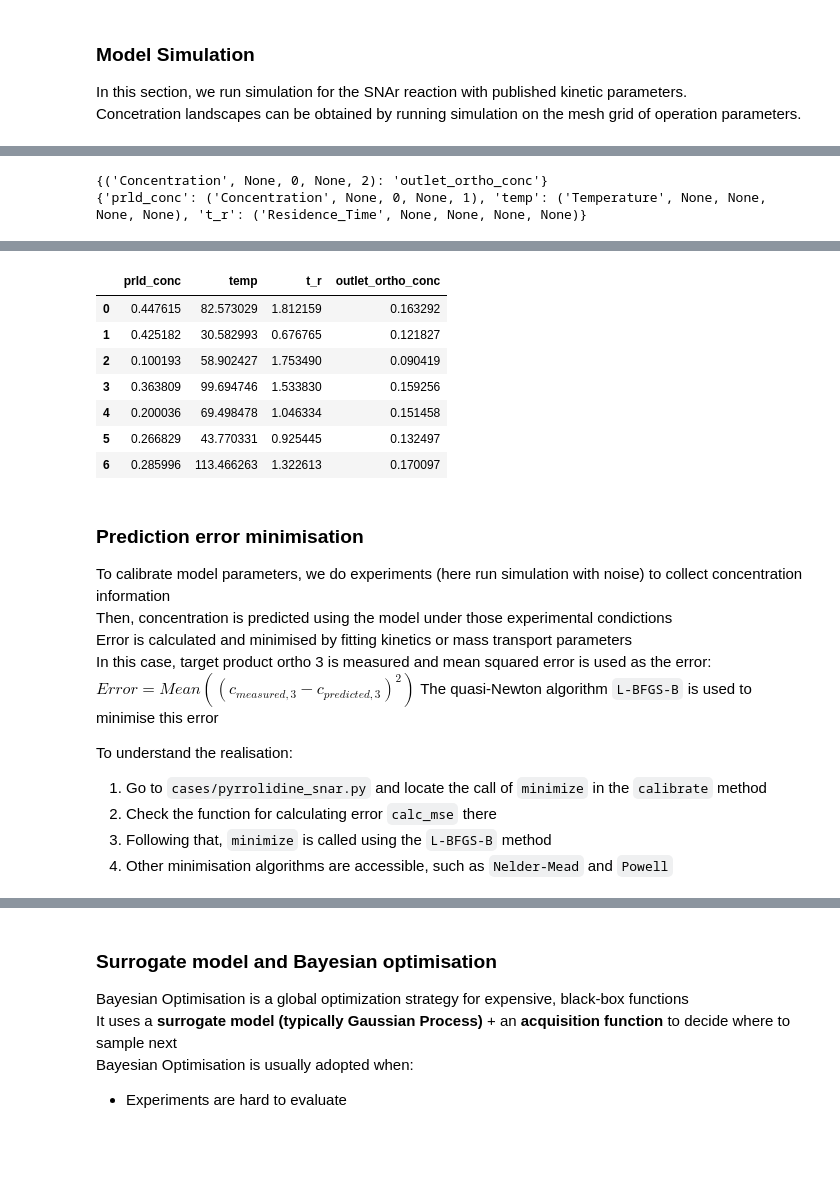
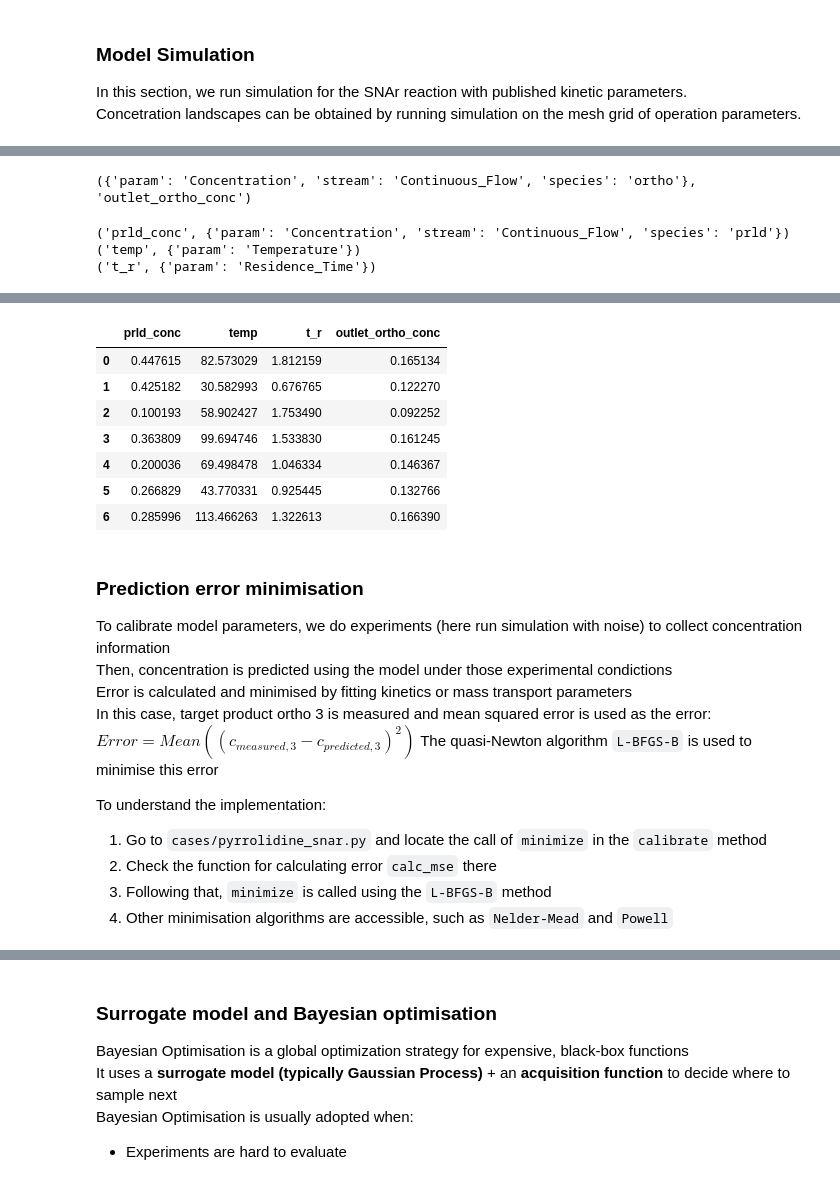
Before and after one commit to haseeb-irshad/Reaction-Engineering-Project, a Jupyter notebook: 1_snar.ipynb, the cells around one changed output, grey strips where cells are left out. Cells and saved outputs as stored; diff of their text form; code cells hidden in the pictures; blank space fills up the shorter version.

Commit message:
parameter index changed to dict

```diff
--- a/1_snar.ipynb
+++ b/1_snar.ipynb
@@ -139,15 +155,20 @@ The reaction rate constant referenced to 90 oC ($k_{ref}$) and activation energy
 For Arrhenius, $ln(k)$ is linear with $\frac{1}{T}$
 For example, $ln(k)$ of $2NO_2 \rightarrow 2NO + O_2$ is measured and fitted with $\frac{1}{T}$ as the below figure
 <div><img src="https://upload.wikimedia.org/wikipedia/commons/thumb/e/eb/Arrhenius_plot_with_break_in_y-axis_to_show_intercept.svg/500px-Arrhenius_plot_with_break_in_y-axis_to_show_intercept.svg.png" width="600"/></div>
-# %%
-# print mapping from index to name for measure parameters
-print(pyrrolidine_snar.measure_ind2name())
-
-# print mapping from name to index for operation parameters
-print(pyrrolidine_snar.operation_name2ind())
-# %% [output]
-{('Concentration', None, 0, None, 2): 'outlet_ortho_conc'}
-{'prld_conc': ('Concentration', None, 0, None, 1), 'temp': ('Temperature', None, None, None, None), 't_r': ('Residence_Time', None, None, None, None)}
+# %%
+# Print column names for measure parameters
+for ind_name in pyrrolidine_snar.measure_ind2name():
+    print(ind_name)
+# %% [output]
+({'param': 'Concentration', 'stream': 'Continuous_Flow', 'species': 'ortho'}, 'outlet_ortho_conc')
+# %%
+# Print column names for operation parameters
+for name_ind in pyrrolidine_snar.operation_name2ind():
+    print(name_ind)
+# %% [output]
+('prld_conc', {'param': 'Concentration', 'stream': 'Continuous_Flow', 'species': 'prld'})
+('temp', {'param': 'Temperature'})
+('t_r', {'param': 'Residence_Time'})
 # %% [markdown]
 ### Latin Hypercude Sampling
 Latin Hypercube Sampling is a space-filling sampling technique that improves efficiency and uniformity over simple random sampling. It is widely used in Monte Carlo simulation, because it can drastically reduce the number of runs necessary to achieve a reasonably accurate result.
@@ -156,26 +177,27 @@ Latin Hypercube Sampling is a space-filling sampling technique that improves eff
 
 See [Scipy](https://docs.scipy.org/doc/scipy/reference/generated/scipy.stats.qmc.LatinHypercube.html) for implementation details
 # %%
-# generate dataset via latin hypercube sampling and add a bit of noise (±2%)
+# Generate dataset via latin hypercube sampling and add a bit of noise (±2.5%)
 # Latin Hypercube Sampling (LHS) is a method to produce good coverage of the parameter space with a few samples
-# here, we specify the design range of each operation parameter and number of samples to the LHS method
+# Here, we specify the design range of each operation parameter and number of samples to the LHS method
 operation_param_ranges = {
     "prld_conc":    (0.1, 0.5), # mol/L
     "temp":         (30, 120),  # oC
     "t_r":          (0.5, 2),   # min
 }
 dataset = pyrrolidine_snar.generate_lhs_dataset(operation_param_ranges, 7)
-dataset["outlet_ortho_conc"] *= (1 + (np.random.random(size=7) - 0.5) / 25)
+# Add manual noise to simulate experimental noise
+dataset["outlet_ortho_conc"] = dataset["outlet_ortho_conc"] * (1 + (np.random.random(size=7) - 0.5) / 20)
 dataset
 # %% [output]
 |  | prld_conc | temp | t_r | outlet_ortho_conc |
-| 0 | 0.447615 | 82.573029 | 1.812159 | 0.163292 |
-| 1 | 0.425182 | 30.582993 | 0.676765 | 0.121827 |
-| 2 | 0.100193 | 58.902427 | 1.753490 | 0.090419 |
-| 3 | 0.363809 | 99.694746 | 1.533830 | 0.159256 |
-| 4 | 0.200036 | 69.498478 | 1.046334 | 0.151458 |
-| 5 | 0.266829 | 43.770331 | 0.925445 | 0.132497 |
-| 6 | 0.285996 | 113.466263 | 1.322613 | 0.170097 |
+| 0 | 0.447615 | 82.573029 | 1.812159 | 0.165134 |
+| 1 | 0.425182 | 30.582993 | 0.676765 | 0.122270 |
+| 2 | 0.100193 | 58.902427 | 1.753490 | 0.092252 |
+| 3 | 0.363809 | 99.694746 | 1.533830 | 0.161245 |
+| 4 | 0.200036 | 69.498478 | 1.046334 | 0.146367 |
+| 5 | 0.266829 | 43.770331 | 0.925445 | 0.132766 |
+| 6 | 0.285996 | 113.466263 | 1.322613 | 0.166390 |
 # %% [markdown]
 ### Prediction error minimisation
 To calibrate model parameters, we do experiments (here run simulation with noise) to collect concentration information
@@ -185,7 +207,7 @@ In this case, target product ortho 3 is measured and mean squared error is used
 $Error = Mean((c_{measured,3} - c_{predicted,3})^2)$
 The quasi-Newton algorithm `L-BFGS-B` is used to minimise this error
 
-To understand the realisation:
+To understand the implementation:
 1. Go to `cases/pyrrolidine_snar.py` and locate the call of `minimize` in the `calibrate` method
 2. Check the function for calculating error `calc_mse` there
 3. Following that, `minimize` is called using the `L-BFGS-B` method
```
Also changed, not shown: parts of 16 cells of this notebook, 12 other files.
